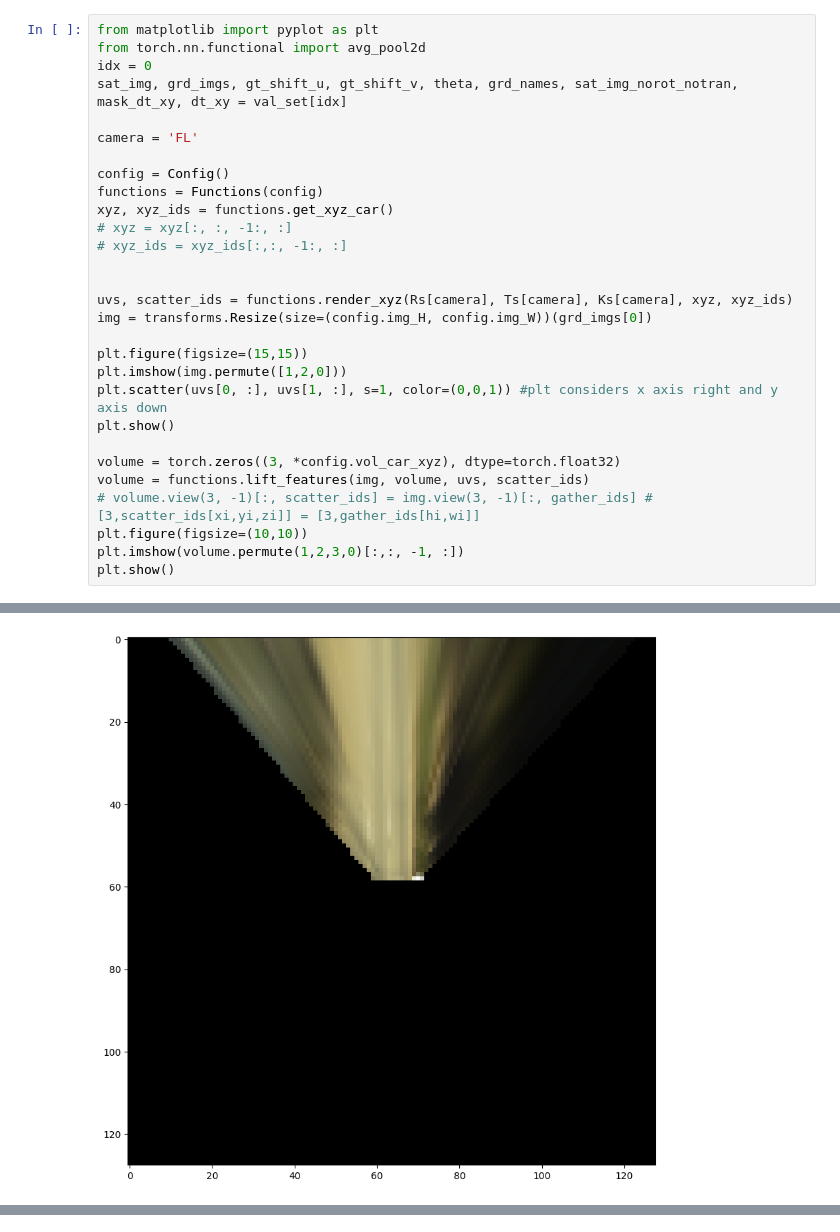
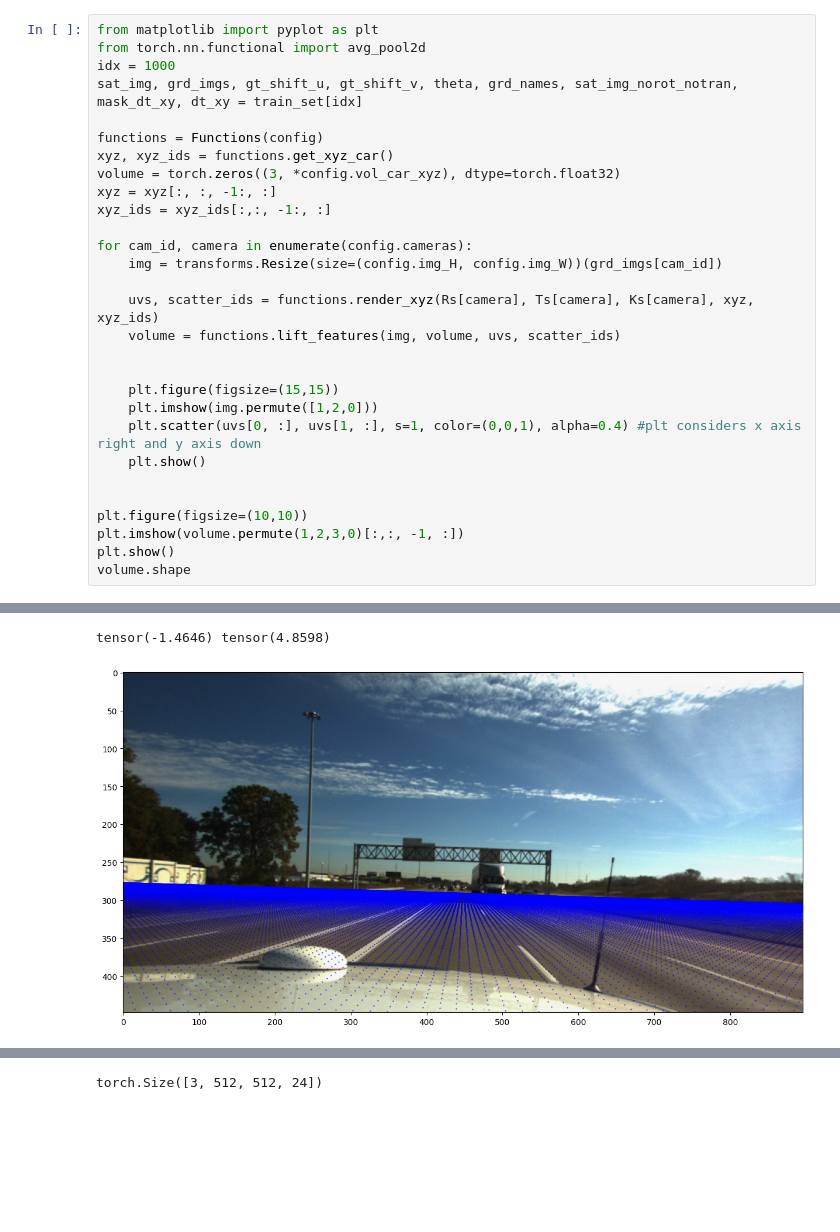
Before and after one commit to Spyridonidis98/Cross-View-Localization, a Jupyter notebook: Simple Cross View Geolocalization/lifting_preperation.ipynb, the cells around one changed output, grey strips where cells are left out. Saved outputs shown, nothing was run; the diff lists cells and outputs as text; blank space fills up the shorter version.

```diff
--- a/Simple Cross View Geolocalization/lifting_preperation.ipynb
+++ b/Simple Cross View Geolocalization/lifting_preperation.ipynb
@@ -170,30 +175,30 @@ class Functions():
 # %%
 from matplotlib import pyplot as plt
 from torch.nn.functional import avg_pool2d
-idx = 0
-sat_img, grd_imgs, gt_shift_u, gt_shift_v, theta, grd_names, sat_img_norot_notran, mask_dt_xy, dt_xy = val_set[idx]
+idx = 1000
+sat_img, grd_imgs, gt_shift_u, gt_shift_v, theta, grd_names, sat_img_norot_notran, mask_dt_xy, dt_xy = train_set[idx]
 
-camera = 'FL'
-
-config = Config()
 functions = Functions(config)
 xyz, xyz_ids = functions.get_xyz_car()
-# xyz = xyz[:, :, -1:, :]
-# xyz_ids = xyz_ids[:,:, -1:, :]
+volume = torch.zeros((3, *config.vol_car_xyz), dtype=torch.float32)
+xyz = xyz[:, :, -1:, :]
+xyz_ids = xyz_ids[:,:, -1:, :]
+
+for cam_id, camera in enumerate(config.cameras):
+    img = transforms.Resize(size=(config.img_H, config.img_W))(grd_imgs[cam_id])
+
+    uvs, scatter_ids = functions.render_xyz(Rs[camera], Ts[camera], Ks[camera], xyz, xyz_ids)
+    volume = functions.lift_features(img, volume, uvs, scatter_ids)
 
 
-uvs, scatter_ids = functions.render_xyz(Rs[camera], Ts[camera], Ks[camera], xyz, xyz_ids)
-img = transforms.Resize(size=(config.img_H, config.img_W))(grd_imgs[0])
+    plt.figure(figsize=(15,15))
+    plt.imshow(img.permute([1,2,0]))
+    plt.scatter(uvs[0, :], uvs[1, :], s=1, color=(0,0,1), alpha=0.4) #plt considers x axis right and y axis down
+    plt.show()
 
-plt.figure(figsize=(15,15))
-plt.imshow(img.permute([1,2,0]))
-plt.scatter(uvs[0, :], uvs[1, :], s=1, color=(0,0,1)) #plt considers x axis right and y axis down
-plt.show()
 
-volume = torch.zeros((3, *config.vol_car_xyz), dtype=torch.float32)
-volume = functions.lift_features(img, volume, uvs, scatter_ids)
-# volume.view(3, -1)[:, scatter_ids] = img.view(3, -1)[:, gather_ids] #[3,scatter_ids[xi,yi,zi]] = [3,gather_ids[hi,wi]]
 plt.figure(figsize=(10,10))
 plt.imshow(volume.permute(1,2,3,0)[:,:, -1, :])
 plt.show()
+volume.shape
 # %% [output]
@@ -202 +207,2 @@ tensor(-5.7484) tensor(3.1602)
+tensor(-1.4646) tensor(4.8598)
-[figure, old version]
+[figure, new version]
@@ -203,3 +210,4 @@ tensor(-5.7484) tensor(3.1602)
+torch.Size([3, 512, 512, 24])
 # %%
 img1 = torch.nn.Parameter(img.clone(), requires_grad=True)
 img2 = torch.nn.Parameter(img.clone(), requires_grad=True)
```
Also changed, not shown: parts of 4 cells of this notebook, 3 other files.
